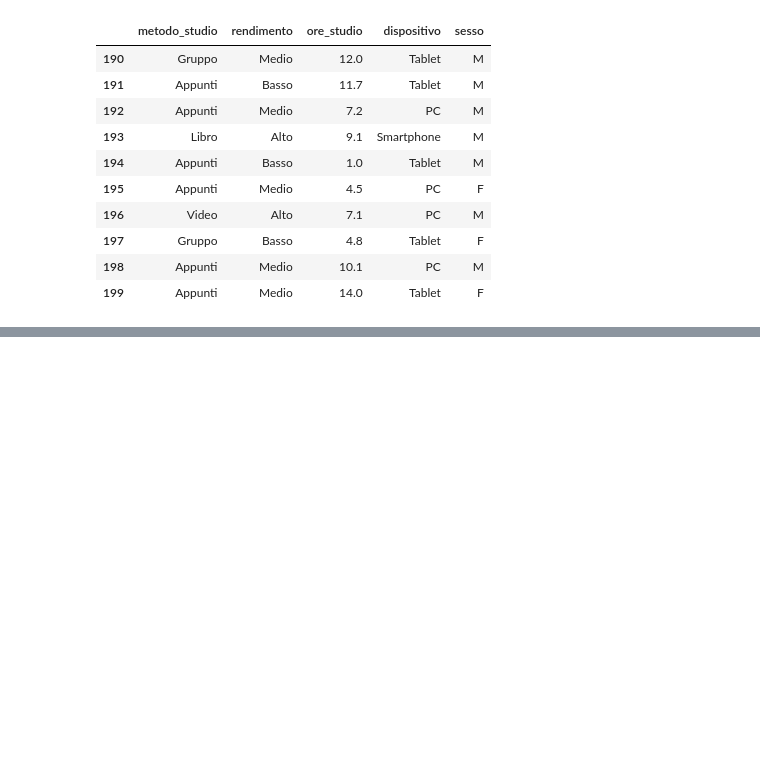
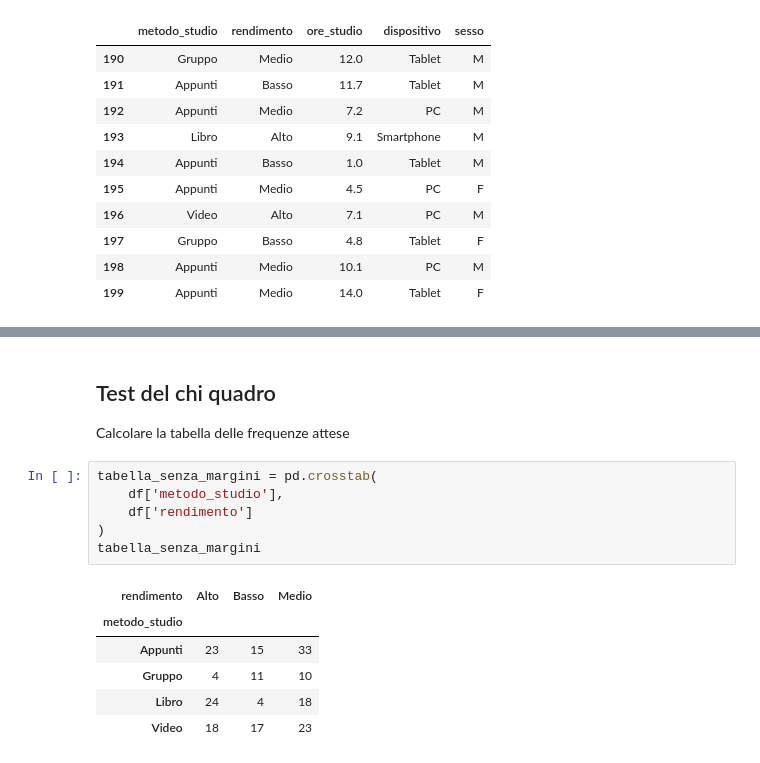
Before and after one commit to andreatrentini/Corso-python-3Bi-2026, a Jupyter notebook: studenti-studio/studenti-studio.ipynb, the cells around one changed output, grey strips where cells are left out. Saved outputs shown, nothing was run; the diff lists cells and outputs as text; blank space fills up the shorter version.

Commit message:
FEAT: terminato calcolo chi quadro manuale

```diff
--- a/studenti-studio/studenti-studio.ipynb
+++ b/studenti-studio/studenti-studio.ipynb
@@ -88,0 +132,17 @@ plt.show()
+# %% [markdown]
+## Test del chi quadro
+
+Calcolare la tabella delle frequenze attese
+# %%
+tabella_senza_margini = pd.crosstab(
+    df['metodo_studio'],
+    df['rendimento']
+)
+tabella_senza_margini
+# %% [output]
+| rendimento | Alto | Basso | Medio |
+| metodo_studio |  |  |  |
+| Appunti | 23 | 15 | 33 |
+| Gruppo | 4 | 11 | 10 |
+| Libro | 24 | 4 | 18 |
+| Video | 18 | 17 | 23 |
```
Also changed, not shown: parts of 6 cells of this notebook.
